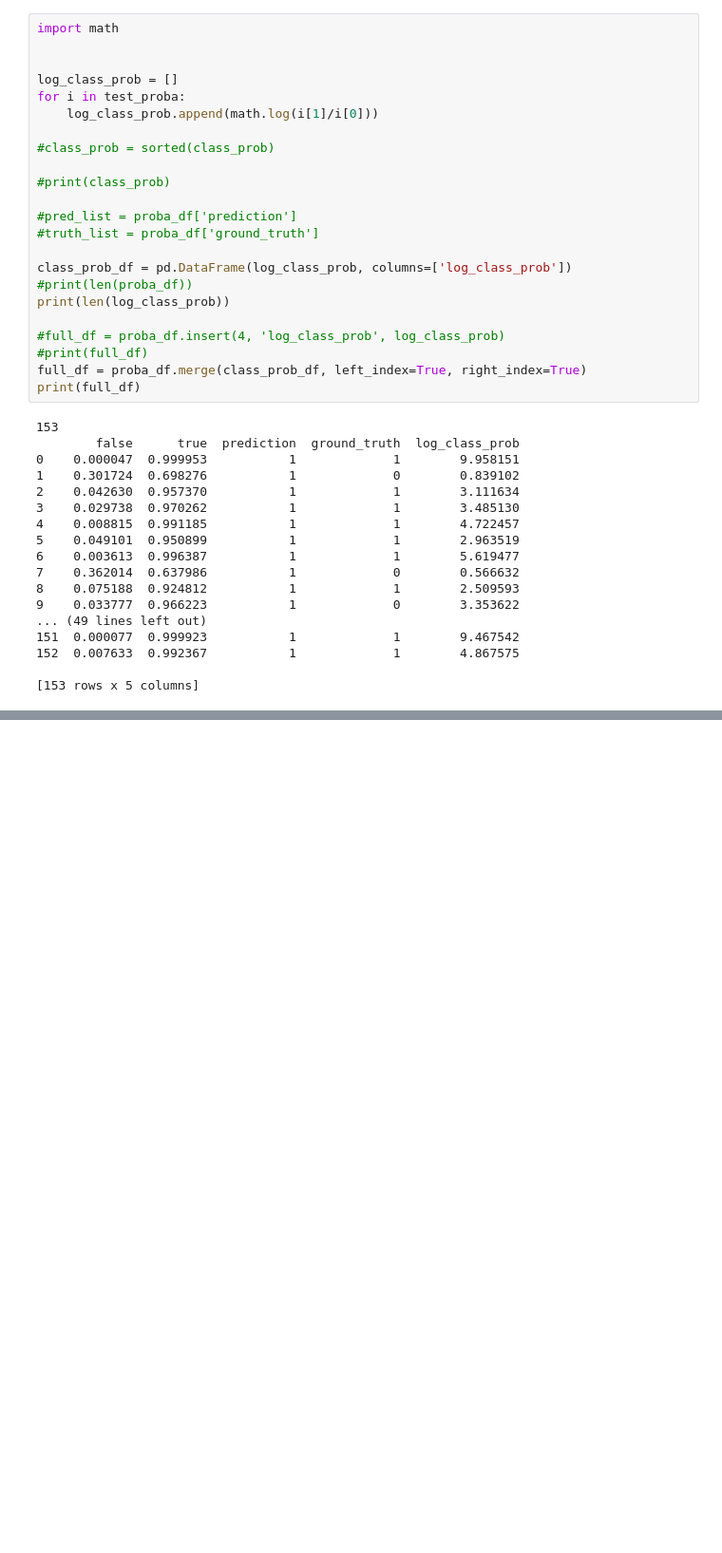
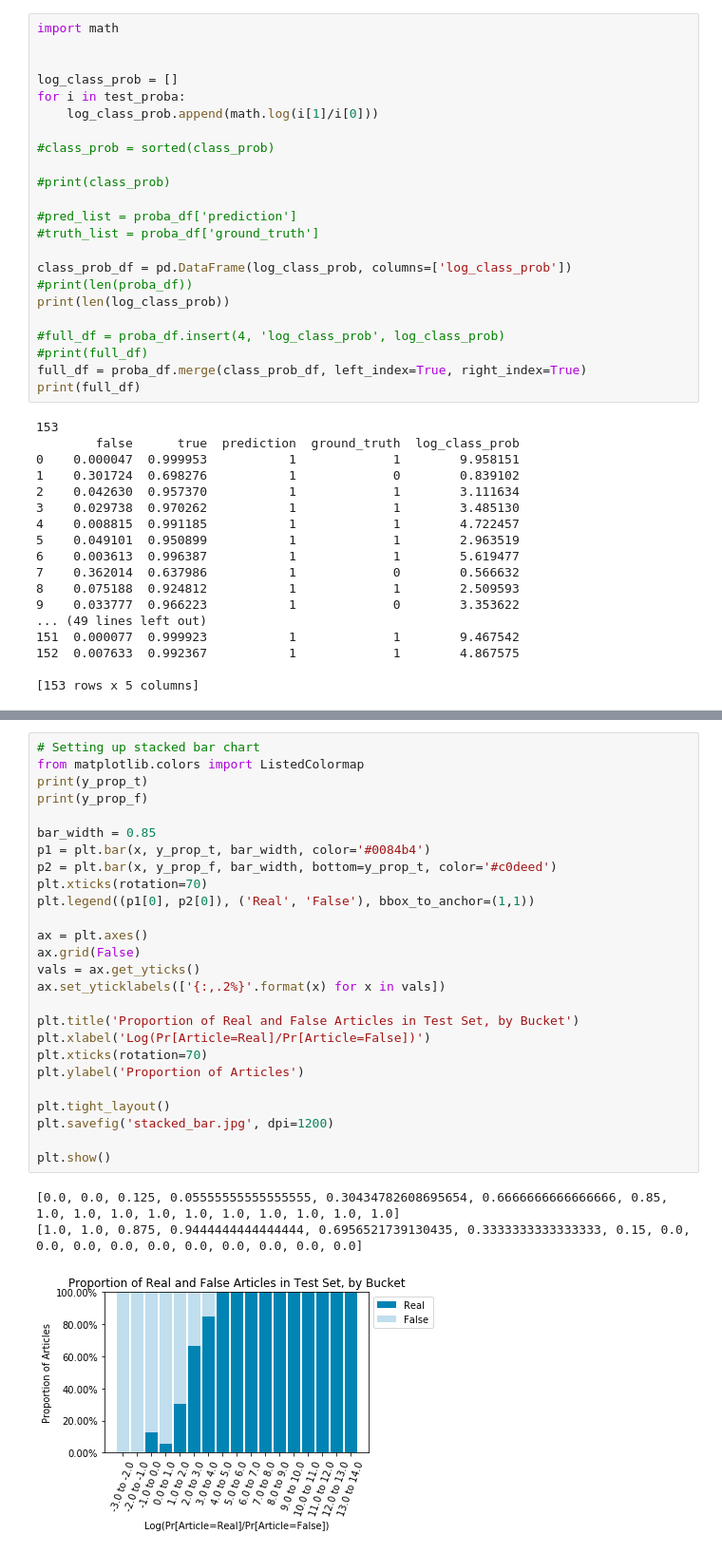
Before and after one commit to ornithomachina/ornithomachina, a Jupyter notebook: MultinomialNB_Classifier_V2.0.ipynb, the cells around one changed output, grey strips where cells are left out. Shown at 95% size. Saved outputs shown, nothing was run; the diff lists cells and outputs as text; blank space fills up the shorter version.

```diff
--- a/MultinomialNB_Classifier_V2.0.ipynb
+++ b/MultinomialNB_Classifier_V2.0.ipynb
@@ -388,0 +418,30 @@ ax.plot(x, y, 'go-')
+# %%
+# Setting up stacked bar chart
+from matplotlib.colors import ListedColormap
+print(y_prop_t)
+print(y_prop_f)
+
+bar_width = 0.85
+p1 = plt.bar(x, y_prop_t, bar_width, color='#0084b4')
+p2 = plt.bar(x, y_prop_f, bar_width, bottom=y_prop_t, color='#c0deed')
+plt.xticks(rotation=70)
+plt.legend((p1[0], p2[0]), ('Real', 'False'), bbox_to_anchor=(1,1))
+
+ax = plt.axes()
+ax.grid(False)
+vals = ax.get_yticks()
+ax.set_yticklabels(['{:,.2%}'.format(x) for x in vals])
+
+plt.title('Proportion of Real and False Articles in Test Set, by Bucket')
+plt.xlabel('Log(Pr[Article=Real]/Pr[Article=False])')
+plt.xticks(rotation=70)
+plt.ylabel('Proportion of Articles')
+
+plt.tight_layout()
+plt.savefig('stacked_bar.jpg', dpi=1200)
+
+plt.show()
+# %% [output]
+[0.0, 0.0, 0.125, 0.05555555555555555, 0.30434782608695654, 0.6666666666666666, 0.85, 1.0, 1.0, 1.0, 1.0, 1.0, 1.0, 1.0, 1.0, 1.0, 1.0]
+[1.0, 1.0, 0.875, 0.9444444444444444, 0.6956521739130435, 0.3333333333333333, 0.15, 0.0, 0.0, 0.0, 0.0, 0.0, 0.0, 0.0, 0.0, 0.0, 0.0]
+[figure, added]
```
Also changed, not shown: parts of 5 cells of this notebook, 6 other files.
